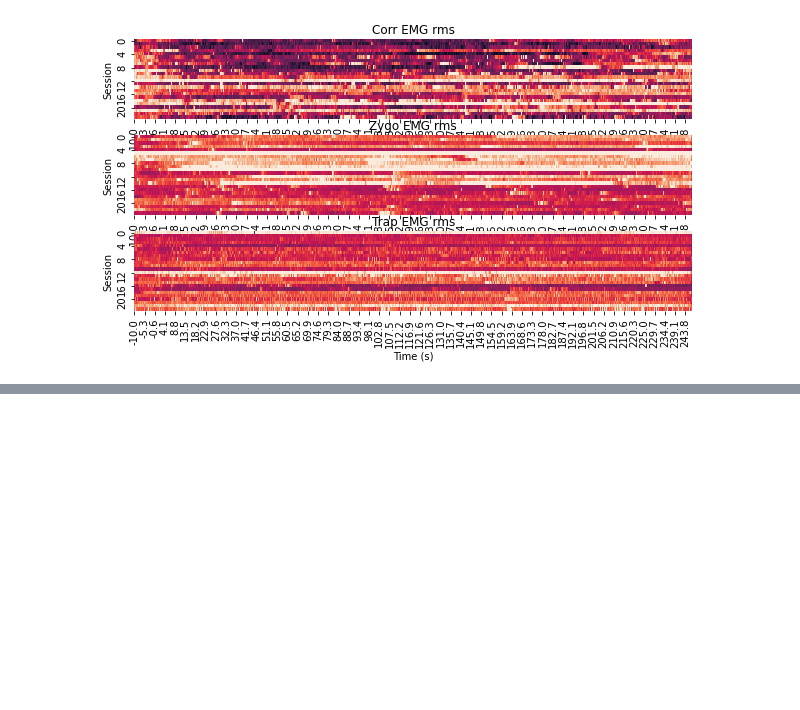
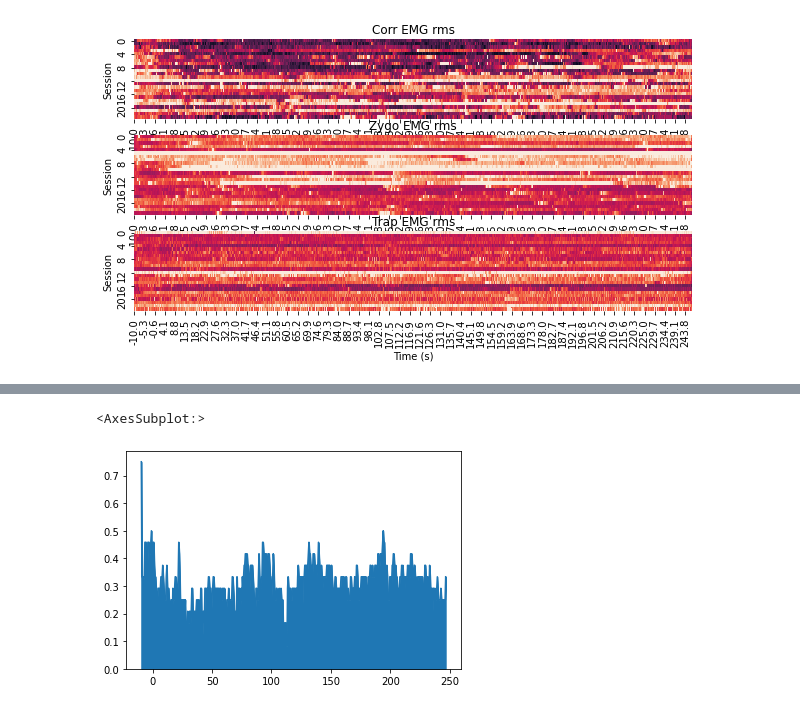
Before and after one commit to finn42/ActivityAnalysis_PythonConversion, a Jupyter notebook: LocalActivityTest_demo.ipynb, the cells around one changed output, grey strips where cells are left out. Drawn from its saved outputs; the diff is of its cells as text; code cells hidden in the pictures; blank space fills up the shorter version.

```diff
--- a/LocalActivityTest_demo.ipynb
+++ b/LocalActivityTest_demo.ipynb
@@ -175,0 +184,8 @@ plt.show()
+# %%
+actType='LBound'
+Thresh = 2
+AC = aa.activityCount(Data,FrameSize,HopSize,Thresh,actType)
+AC['Total'].plot.area()
+# %% [output]
+<AxesSubplot:>
+[figure, added]
```
Also changed, not shown: parts of 4 cells of this notebook, 1 other file.
